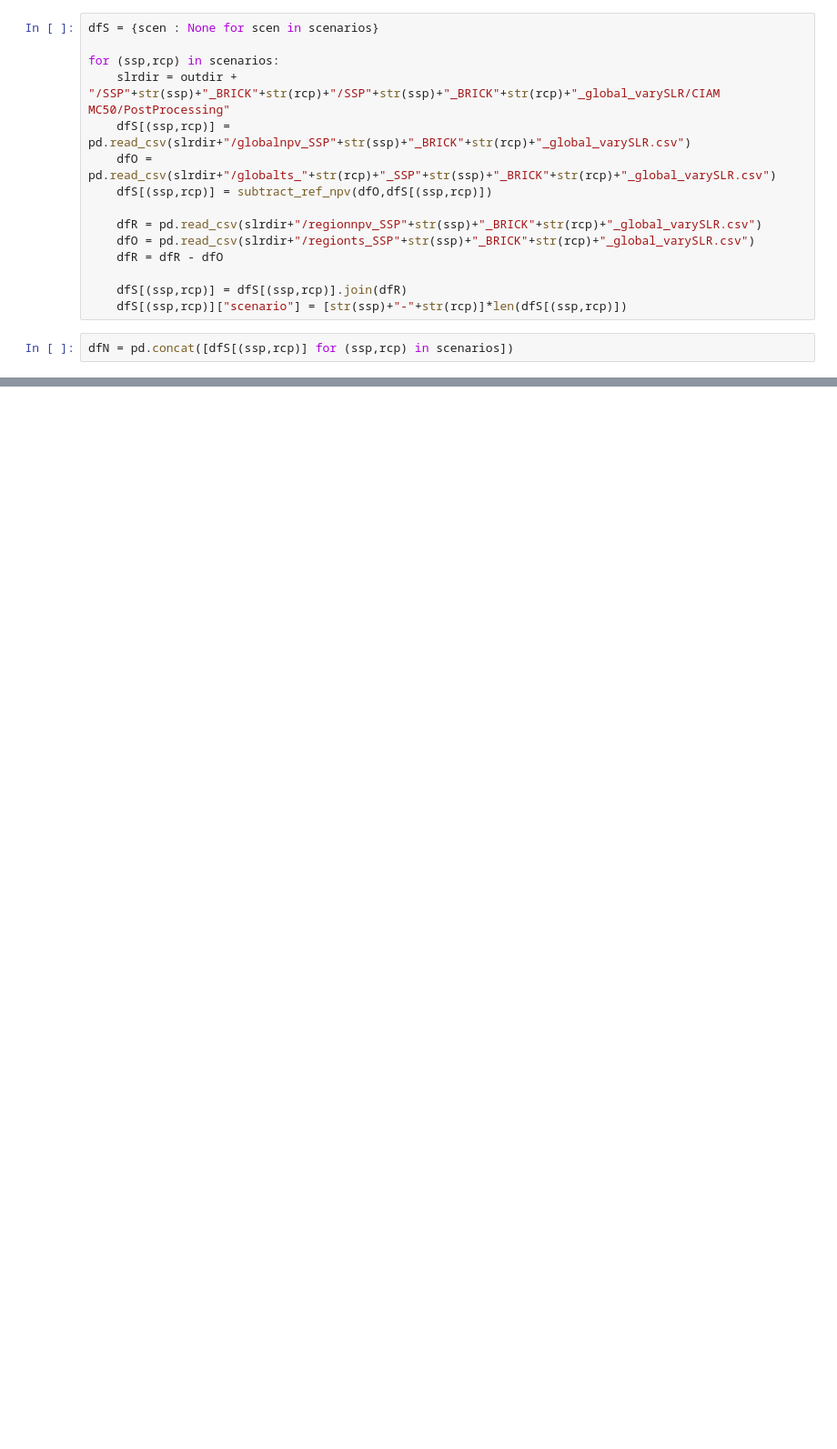
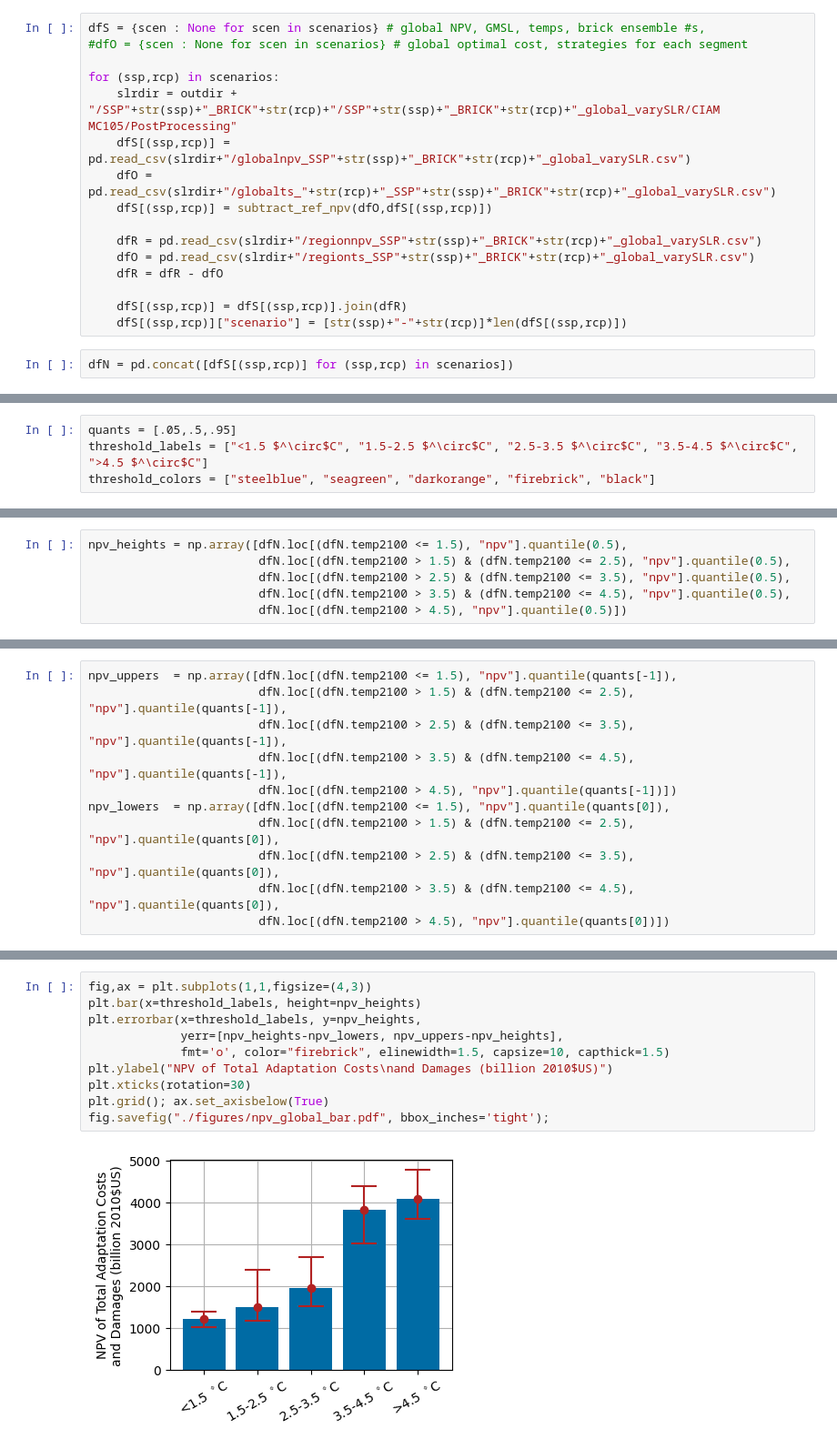
Before and after one commit to raddleverse/tempthresholds, a Jupyter notebook: analysis.ipynb, the cells around one changed output, grey strips where cells are left out. Shown at 91% size. Cells and saved outputs as stored; diff of their text form; blank space fills up the shorter version.

Commit message:
preliminary figures, analysis

```diff
--- a/analysis.ipynb
+++ b/analysis.ipynb
@@ -31,10 +32,11 @@ def subtract_ref_npv(dfO,dfG):
     dfG.npv = dfG.npv - npv_ref
     return dfG
 # %%
-dfS = {scen : None for scen in scenarios}
+dfS = {scen : None for scen in scenarios} # global NPV, GMSL, temps, brick ensemble #s,
+#dfO = {scen : None for scen in scenarios} # global optimal cost, strategies for each segment
 
 for (ssp,rcp) in scenarios:
-    slrdir = outdir + "/SSP"+str(ssp)+"_BRICK"+str(rcp)+"/SSP"+str(ssp)+"_BRICK"+str(rcp)+"_global_varySLR/CIAM MC50/PostProcessing"
+    slrdir = outdir + "/SSP"+str(ssp)+"_BRICK"+str(rcp)+"/SSP"+str(ssp)+"_BRICK"+str(rcp)+"_global_varySLR/CIAM MC105/PostProcessing"
     dfS[(ssp,rcp)] = pd.read_csv(slrdir+"/globalnpv_SSP"+str(ssp)+"_BRICK"+str(rcp)+"_global_varySLR.csv")
     dfO = pd.read_csv(slrdir+"/globalts_"+str(rcp)+"_SSP"+str(ssp)+"_BRICK"+str(rcp)+"_global_varySLR.csv")
     dfS[(ssp,rcp)] = subtract_ref_npv(dfO,dfS[(ssp,rcp)])
@@ -69,0 +62,4 @@ Name: npv, dtype: float64
+# %%
+quants = [.05,.5,.95]
+threshold_labels = ["<1.5 $^\circ$C", "1.5-2.5 $^\circ$C", "2.5-3.5 $^\circ$C", "3.5-4.5 $^\circ$C", ">4.5 $^\circ$C"]
+threshold_colors = ["steelblue", "seagreen", "darkorange", "firebrick", "black"]
@@ -69,0 +68,6 @@ Name: npv, dtype: float64
+# %%
+npv_heights = np.array([dfN.loc[(dfN.temp2100 <= 1.5), "npv"].quantile(0.5),
+                        dfN.loc[(dfN.temp2100 > 1.5) & (dfN.temp2100 <= 2.5), "npv"].quantile(0.5),
+                        dfN.loc[(dfN.temp2100 > 2.5) & (dfN.temp2100 <= 3.5), "npv"].quantile(0.5),
+                        dfN.loc[(dfN.temp2100 > 3.5) & (dfN.temp2100 <= 4.5), "npv"].quantile(0.5),
+                        dfN.loc[(dfN.temp2100 > 4.5), "npv"].quantile(0.5)])
@@ -69,0 +76,11 @@ Name: npv, dtype: float64
+# %%
+npv_uppers  = np.array([dfN.loc[(dfN.temp2100 <= 1.5), "npv"].quantile(quants[-1]),
+                        dfN.loc[(dfN.temp2100 > 1.5) & (dfN.temp2100 <= 2.5), "npv"].quantile(quants[-1]),
+                        dfN.loc[(dfN.temp2100 > 2.5) & (dfN.temp2100 <= 3.5), "npv"].quantile(quants[-1]),
+                        dfN.loc[(dfN.temp2100 > 3.5) & (dfN.temp2100 <= 4.5), "npv"].quantile(quants[-1]),
+                        dfN.loc[(dfN.temp2100 > 4.5), "npv"].quantile(quants[-1])])
+npv_lowers  = np.array([dfN.loc[(dfN.temp2100 <= 1.5), "npv"].quantile(quants[0]),
+                        dfN.loc[(dfN.temp2100 > 1.5) & (dfN.temp2100 <= 2.5), "npv"].quantile(quants[0]),
+                        dfN.loc[(dfN.temp2100 > 2.5) & (dfN.temp2100 <= 3.5), "npv"].quantile(quants[0]),
+                        dfN.loc[(dfN.temp2100 > 3.5) & (dfN.temp2100 <= 4.5), "npv"].quantile(quants[0]),
+                        dfN.loc[(dfN.temp2100 > 4.5), "npv"].quantile(quants[0])])
@@ -69,0 +96,12 @@ Name: npv, dtype: float64
+# %%
+fig,ax = plt.subplots(1,1,figsize=(4,3))
+plt.bar(x=threshold_labels, height=npv_heights)
+plt.errorbar(x=threshold_labels, y=npv_heights,
+             yerr=[npv_heights-npv_lowers, npv_uppers-npv_heights],
+             fmt='o', color="firebrick", elinewidth=1.5, capsize=10, capthick=1.5)
+plt.ylabel("NPV of Total Adaptation Costs\nand Damages (billion 2010$US)")
+plt.xticks(rotation=30)
+plt.grid(); ax.set_axisbelow(True)
+fig.savefig("./figures/npv_global_bar.pdf", bbox_inches='tight');
+# %% [output]
+[figure, added]
```
Also changed, not shown: parts of 45 cells of this notebook, 16 other files.
